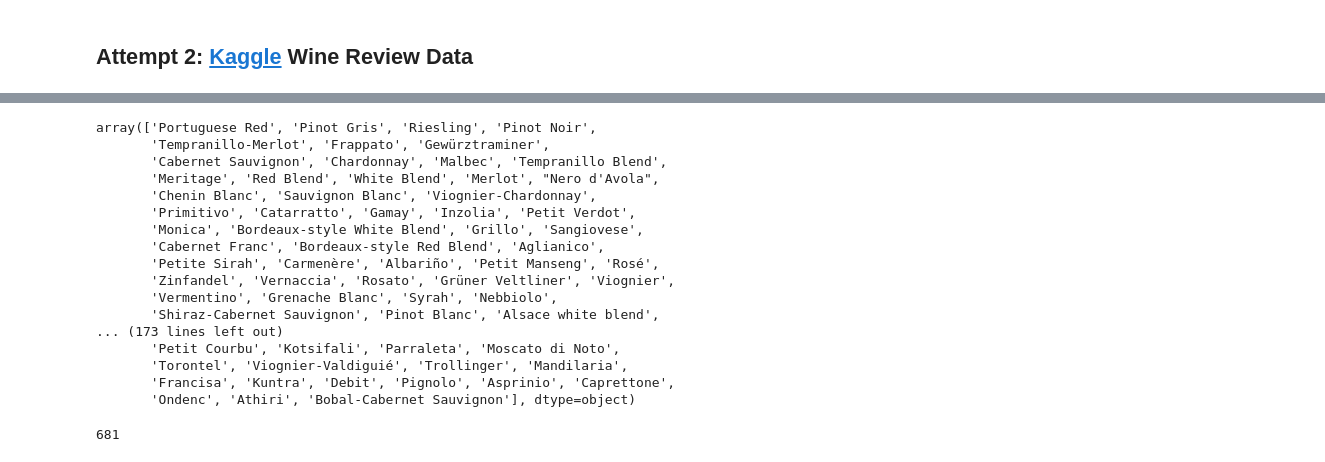
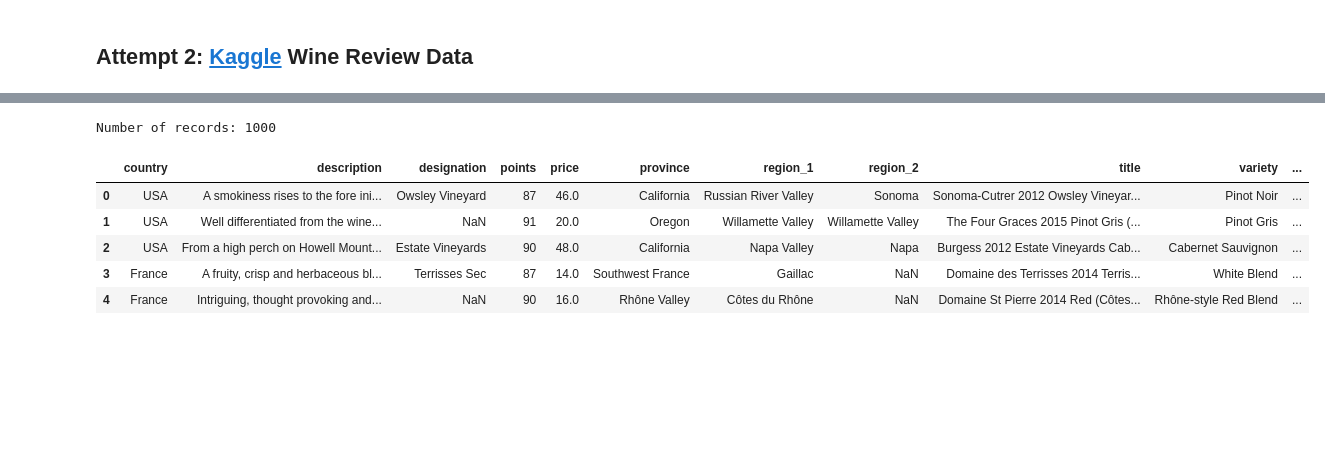
Before and after one commit to kapil1garg/eecs-496-info-viz-a3, a Jupyter notebook: eda/WineInteractiveViz_EDA.ipynb, the cells around one changed output, grey strips where cells are left out. Cells and saved outputs as stored; diff of their text form; code cells hidden in the pictures; blank space fills up the shorter version.

```diff
--- a/eda/WineInteractiveViz_EDA.ipynb
+++ b/eda/WineInteractiveViz_EDA.ipynb
@@ -165,24 +313,11 @@ with open('../data/wine_titles.txt', 'w') as f:
-# %%
-wine_130k_df.variety.unique()
-# %% [output]
-array(['Portuguese Red', 'Pinot Gris', 'Riesling', 'Pinot Noir',
-       'Tempranillo-Merlot', 'Frappato', 'Gewürztraminer',
-       'Cabernet Sauvignon', 'Chardonnay', 'Malbec', 'Tempranillo Blend',
-       'Meritage', 'Red Blend', 'White Blend', 'Merlot', "Nero d'Avola",
-       'Chenin Blanc', 'Sauvignon Blanc', 'Viognier-Chardonnay',
-       'Primitivo', 'Catarratto', 'Gamay', 'Inzolia', 'Petit Verdot',
-       'Monica', 'Bordeaux-style White Blend', 'Grillo', 'Sangiovese',
-       'Cabernet Franc', 'Bordeaux-style Red Blend', 'Aglianico',
-       'Petite Sirah', 'Carmenère', 'Albariño', 'Petit Manseng', 'Rosé',
-       'Zinfandel', 'Vernaccia', 'Rosato', 'Grüner Veltliner', 'Viognier',
-       'Vermentino', 'Grenache Blanc', 'Syrah', 'Nebbiolo',
-       'Shiraz-Cabernet Sauvignon', 'Pinot Blanc', 'Alsace white blend',
-... (173 lines left out)
-       'Petit Courbu', 'Kotsifali', 'Parraleta', 'Moscato di Noto',
-       'Torontel', 'Viognier-Valdiguié', 'Trollinger', 'Mandilaria',
-       'Francisa', 'Kuntra', 'Debit', 'Pignolo', 'Asprinio', 'Caprettone',
-       'Ondenc', 'Athiri', 'Bobal-Cabernet Sauvignon'], dtype=object)
-# %%
-len(wine_130k_df.variety.unique())
-# %% [output]
-681
+# %%
+print('Number of records: {}'.format(len(wine_1k_df)))
+wine_1k_df.head()
+# %% [output]
+Number of records: 1000
+|  | country | description | designation | points | price | province | region_1 | region_2 | title | variety | ... |
+| 0 | USA | A smokiness rises to the fore ini... | Owsley Vineyard | 87 | 46.0 | California | Russian River Valley | Sonoma | Sonoma-Cutrer 2012 Owsley Vineyar... | Pinot Noir | ... |
+| 1 | USA | Well differentiated from the wine... | NaN | 91 | 20.0 | Oregon | Willamette Valley | Willamette Valley | The Four Graces 2015 Pinot Gris (... | Pinot Gris | ... |
+| 2 | USA | From a high perch on Howell Mount... | Estate Vineyards | 90 | 48.0 | California | Napa Valley | Napa | Burgess 2012 Estate Vineyards Cab... | Cabernet Sauvignon | ... |
+| 3 | France | A fruity, crisp and herbaceous bl... | Terrisses Sec | 87 | 14.0 | Southwest France | Gaillac | NaN | Domaine des Terrisses 2014 Terris... | White Blend | ... |
+| 4 | France | Intriguing, thought provoking and... | NaN | 90 | 16.0 | Rhône Valley | Côtes du Rhône | NaN | Domaine St Pierre 2014 Red (Côtes... | Rhône-style Red Blend | ... |
```
Also changed, not shown: parts of 19 cells of this notebook, 4 other files.
